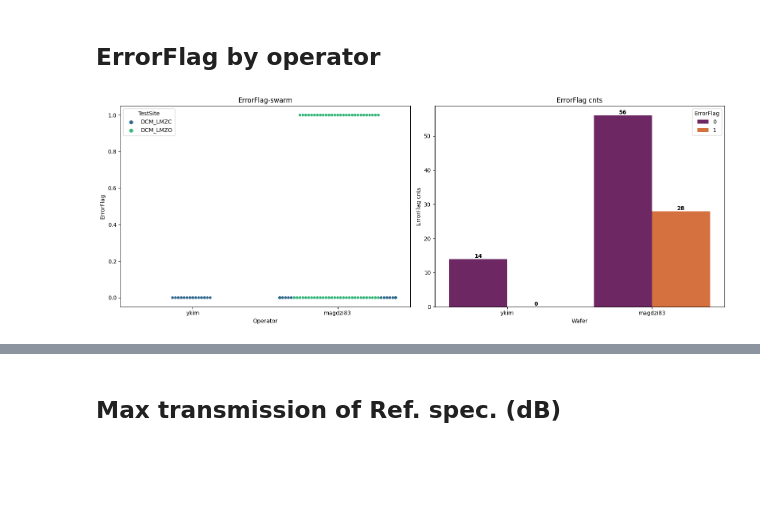
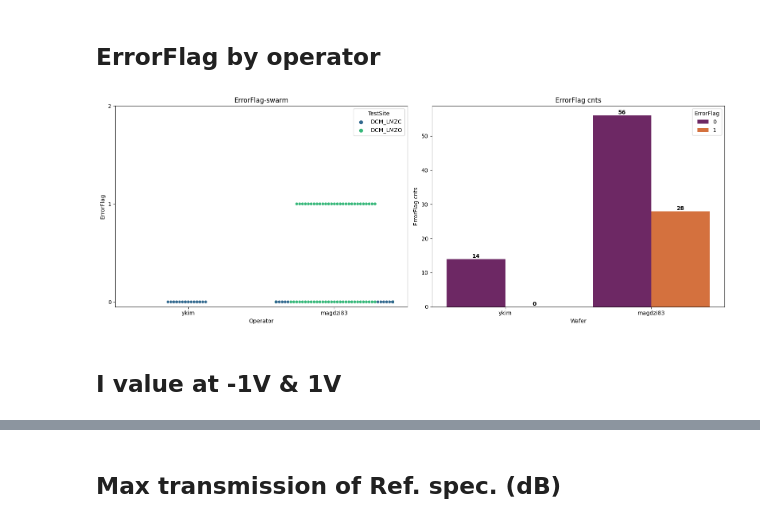
Before and after one commit to doale2/project_main, a Jupyter notebook: doc/Analysis_result.ipynb, the cells around one changed output, grey strips where cells are left out. Saved outputs shown, nothing was run; the diff lists cells and outputs as text; code cells hidden in the pictures; blank space fills up the shorter version.

```diff
--- a/doc/Analysis_result.ipynb
+++ b/doc/Analysis_result.ipynb
@@ -14,7 +14,7 @@ folder_list = os.listdir(folder_path)
 # %% [markdown]
 <span style="color: #FF0000; font-weight: bold; font-size: 24px;">분석 시간에 해당하는 정보를 입력하세요 ‼</span>
 # %%
-time_info = '20230604_222709' # '' 사이에 올바른 형식으로 입력하세요
+time_info = '20230605_034540' # '' 사이에 올바른 형식으로 입력하세요
 # %%
 file_name = f'analysis_result_{time_info}.csv'
 file_path = os.path.join(folder_path, time_info, file_name)
@@ -98,22 +101,29 @@ data[data['ErrorFlag'] == 1]
 # %%
 plt.figure(figsize=(16, 6))
 
 # 왼쪽 subplot에 swarmplot
 plt.subplot(1, 2, 1)
 sns.swarmplot(x='Operator', y='ErrorFlag', data=data, hue='TestSite',
               hue_order=['DCM_LMZC', 'DCM_LMZO'], palette='viridis')
+
+plt.yticks([0, 1, 2])
+
 plt.title('ErrorFlag-swarm')
 
 # 오른쪽 subplot에 countplot
 plt.subplot(1, 2, 2)
 sns.countplot(x='Operator', hue='ErrorFlag', data=data, palette='inferno')
+
 plt.xlabel('Wafer')
 plt.ylabel('ErrorFlag cnts')
 plt.title('ErrorFlag cnts')
+
 for p in plt.gca().patches:
     plt.gca().annotate(f'{int(p.get_height())}', (p.get_x() + p.get_width() / 2, p.get_height()),
                        ha='center', va='center', xytext=(0, 5), textcoords='offset points', fontweight='bold')
 
 plt.tight_layout()
 # %% [output]
-[figure, old version]
+[figure, new version]
+# %% [markdown]
+## I value at -1V & 1V
```
Also changed, not shown: parts of 9 cells of this notebook, 3 other files.
